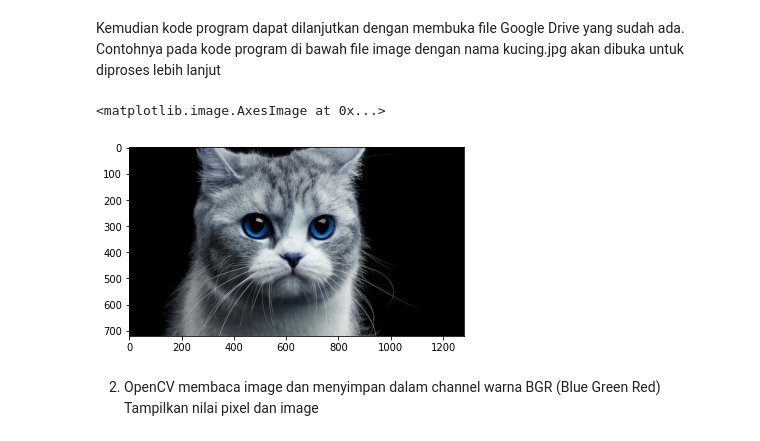
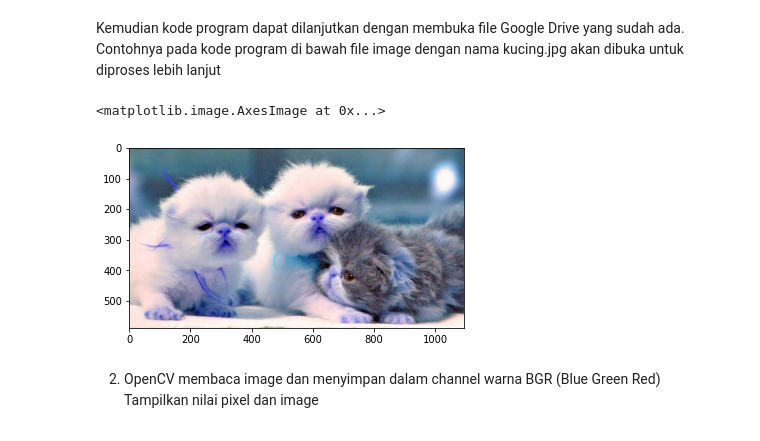
Before and after one commit to b-bella99/PCVK_Genap_2021, a Jupyter notebook: Week2.ipynb, the cells around one changed output. Saved outputs shown, nothing was run; the diff lists cells and outputs as text; code cells hidden in the pictures.

```diff
--- a/Week2.ipynb
+++ b/Week2.ipynb
@@ -14,14 +14,14 @@ Kemudian kode program dapat dilanjutkan dengan membuka file Google Drive yang su
 # %%
 import cv2 as cv
 from google.colab.patches import cv2_imshow
 from skimage import io
 import matplotlib.pyplot as plt
 import numpy as np
-img = cv.imread('/content/drive/MyDrive/kucing.jpg')
+img = cv.imread('/content/drive/MyDrive/kucingKecil.jpg')
 plt.imshow(img)       # perhatikan hasilnya adalah citra dgn channel  warna BGR
 # %% [output]
 <matplotlib.image.AxesImage at 0x...>
-[figure, old version]
+[figure, new version]
 # %% [markdown]
 2. OpenCV membaca image dan menyimpan dalam channel warna BGR (Blue Green Red) Tampilkan nilai pixel dan image
 # %%
```
Also changed, not shown: parts of 17 cells of this notebook.
